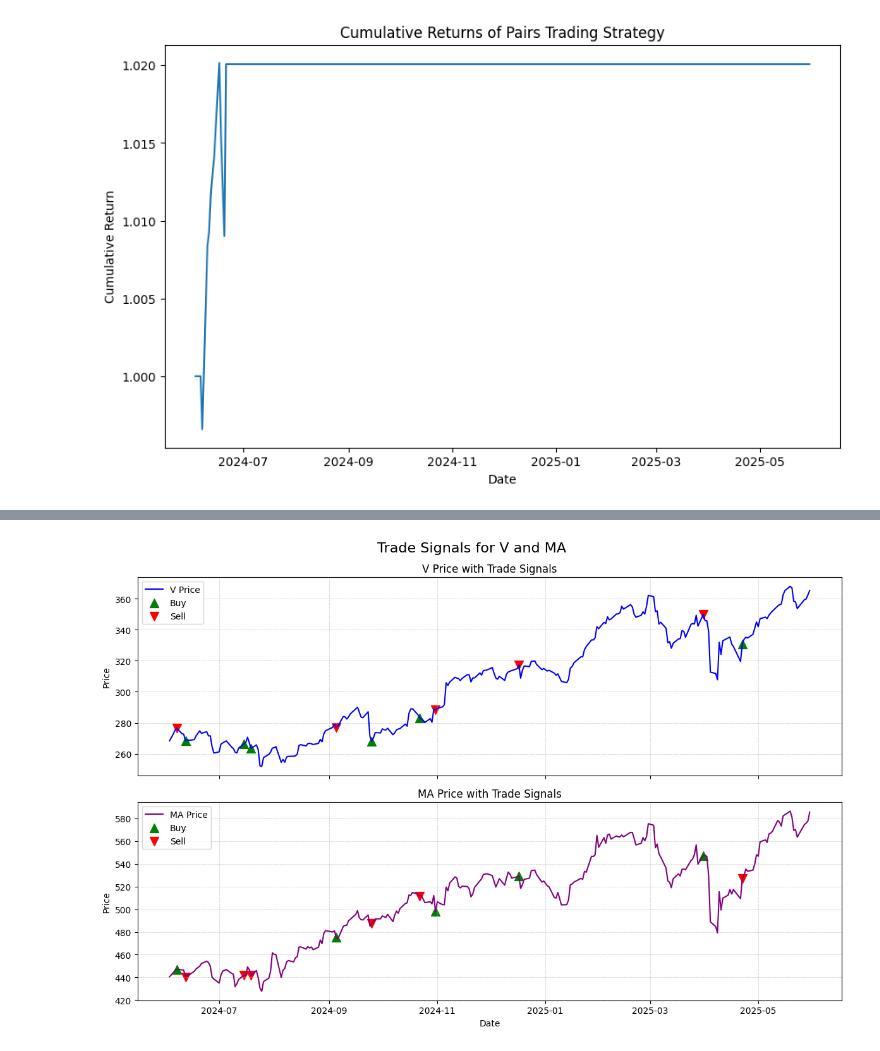
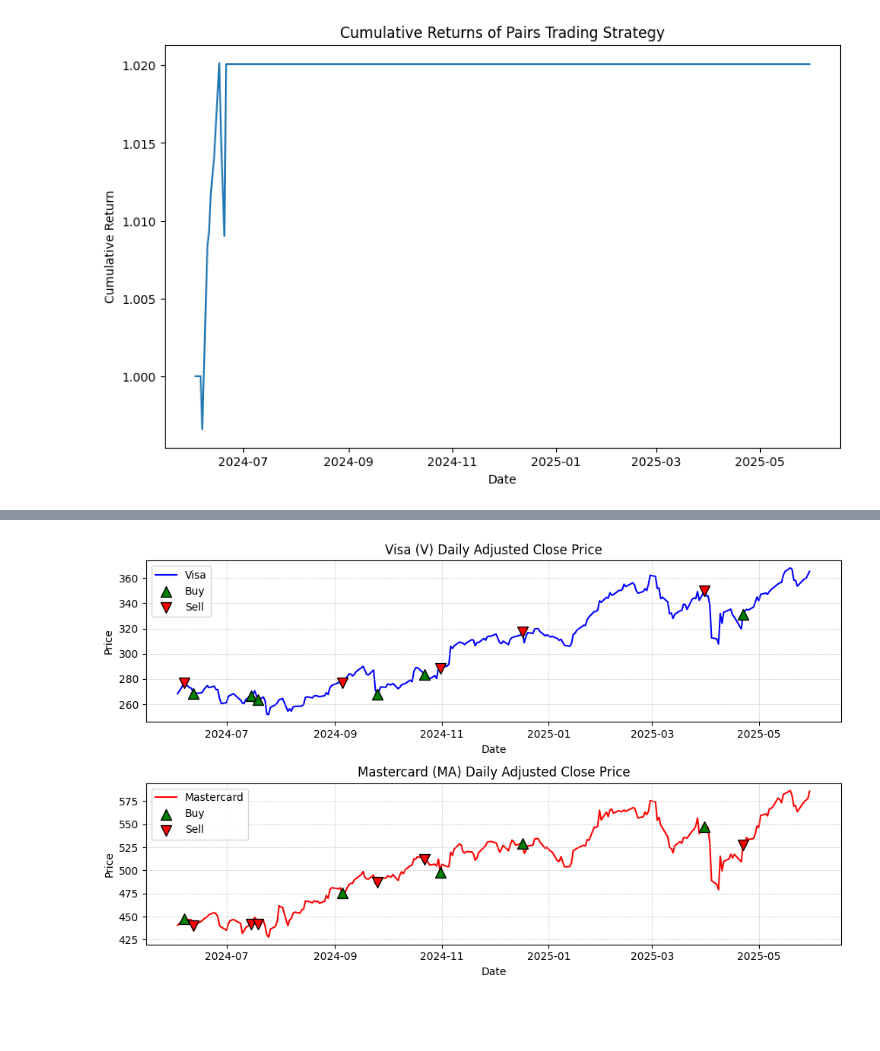
Before and after one commit to jay-gleeson/fintech-pairs-csuf, a Jupyter notebook: archive/pairs_trading.ipynb, the cells around one changed output, grey strips where cells are left out. Cells and saved outputs as stored; diff of their text form; code cells hidden in the pictures; blank space fills up the shorter version.

Commit message:
fix: plot readability

```diff
--- a/archive/pairs_trading.ipynb
+++ b/archive/pairs_trading.ipynb
@@ -384,0 +382,14 @@ pair = spearman_pair
+# %%
+# Set pair to be considered for pairs trading as the pair with the highest spearman correlation value.
+#
+# Function to set and output new pair given spearman correlation highest valued pair.
+def set_pair(spearman_pair):
+
+    # Get the names of the stocks in the pair.
+    stocka, stockb = spearman_pair
+    namea, nameb = get_stock_names(spearman_pair)
+    print(f"Pair to be considered for pairs trading is {namea} ({stocka}) and {nameb} ({stockb}).")
+    return spearman_pair
+
+# Set pair as spearman pair and display result to output.
+pair = set_pair(spearman_pair)
@@ -898,36 +925,43 @@ Max Drawdown (profit_tracker): 0.38596699957880026
 # %%
 # Function to plot trade signals on the price charts of both stocks in the pair.
 def plot_trade_signals(data, pair):
-    fig, axs = plt.subplots(2, 1, figsize=(12, 8), sharex=True)
-    fig.suptitle(f'Trade Signals for {pair[0]} and {pair[1]}', fontsize=16)
 
-    # Plot Stock A with trade signals.
-    axs[0].plot(data['Date'], data[pair[0]], label=f'{pair[0]} Price', color='blue')
-    buy_v = data[data[f'Buy_{pair[0]}'] > 0]
-    sell_v = data[data[f'Sell_{pair[0]}'] > 0]
-    axs[0].scatter(buy_v['Date'], buy_v[pair[0]], marker='^', color='green', label='Buy', s=100)
-    axs[0].scatter(sell_v['Date'], sell_v[pair[0]], marker='v', color='red', label='Sell', s=100)
-    axs[0].set_title(f'{pair[0]} Price with Trade Signals')
-    axs[0].set_ylabel('Price')
-    axs[0].legend()
-    axs[0].grid(True, which='both', linestyle='--', linewidth=0.5, alpha=0.7)
+    # Plot trade signals on the price charts of both stocks in the pair.
+    #
+    # Get the names of the stocks in the pair.
+    stocka, stockb = pair
+    namea, nameb = get_stock_names(pair)
 
-    # Plot B with trade signals.
-    axs[1].plot(data['Date'], data[pair[1]], label=f'{pair[1]} Price', color='purple')
-    buy_ma = data[data[f'Buy_{pair[1]}'] > 0]
-    sell_ma = data[data[f'Sell_{pair[1]}'] > 0]
-    axs[1].scatter(buy_ma['Date'], buy_ma[pair[1]], marker='^', color='green', label='Buy', s=100)
-    axs[1].scatter(sell_ma['Date'], sell_ma[pair[1]], marker='v', color='red', label='Sell', s=100)
-    axs[1].set_title(f'{pair[1]} Price with Trade Signals')
-    axs[1].set_xlabel('Date')
-    axs[1].set_ylabel('Price')
-    axs[1].legend()
-    axs[1].grid(True, which='both', linestyle='--', linewidth=0.5, alpha=0.7)
+    # Stock A plots on the top.
+    plt.figure(figsize=(10, 6))
+    plt.subplot(2, 1, 1)
+    plt.plot(data['Date'], data[stocka], label=namea, color='blue', zorder=1)
+    buy_a = data[data[f'Buy_{stocka}'] > 0]
+    sell_a = data[data[f'Sell_{stocka}'] > 0]
+    plt.scatter(buy_a['Date'], buy_a[stocka], marker='^', color='green', edgecolors='black', label='Buy', s=100, zorder=2)
+    plt.scatter(sell_a['Date'], sell_a[stocka], marker='v', color='red', edgecolors='black', label='Sell', s=100, zorder=2)
+    plt.title(f'{namea} ({stocka}) Daily Adjusted Close Price')
+    plt.xlabel('Date')
+    plt.ylabel('Price')
+    plt.legend()
+    plt.grid(True, which='both', linestyle='--', linewidth=0.5, alpha=0.7)
+
+    # Stock B plots on the bottom.
+    plt.subplot(2, 1, 2)
+    plt.plot(data['Date'], data[stockb], label=nameb, color='red', zorder=1)
+    buy_b = data[data[f'Buy_{stockb}'] > 0]
+    sell_b = data[data[f'Sell_{stockb}'] > 0]
+    plt.scatter(buy_b['Date'], buy_b[stockb], marker='^', color='green', edgecolors='black', label='Buy', s=100, zorder=2)
+    plt.scatter(sell_b['Date'], sell_b[stockb], marker='v', color='red', edgecolors='black', label='Sell', s=100, zorder=2)
+    plt.title(f'{nameb} ({stockb}) Daily Adjusted Close Price')
+    plt.xlabel('Date')
+    plt.ylabel('Price')
+    plt.legend()
+    plt.grid(True, which='both', linestyle='--', linewidth=0.5, alpha=0.7)
     plt.tight_layout()
     plt.show()
     plt.close()
 
-# Plot trade signals on the price charts of both stocks in the pair.
 plot_trade_signals(profit_t, pair)
 # %% [output]
-[figure, old version]
+[figure, new version]
```
Also changed, not shown: parts of 11 cells of this notebook, 1 other file.
